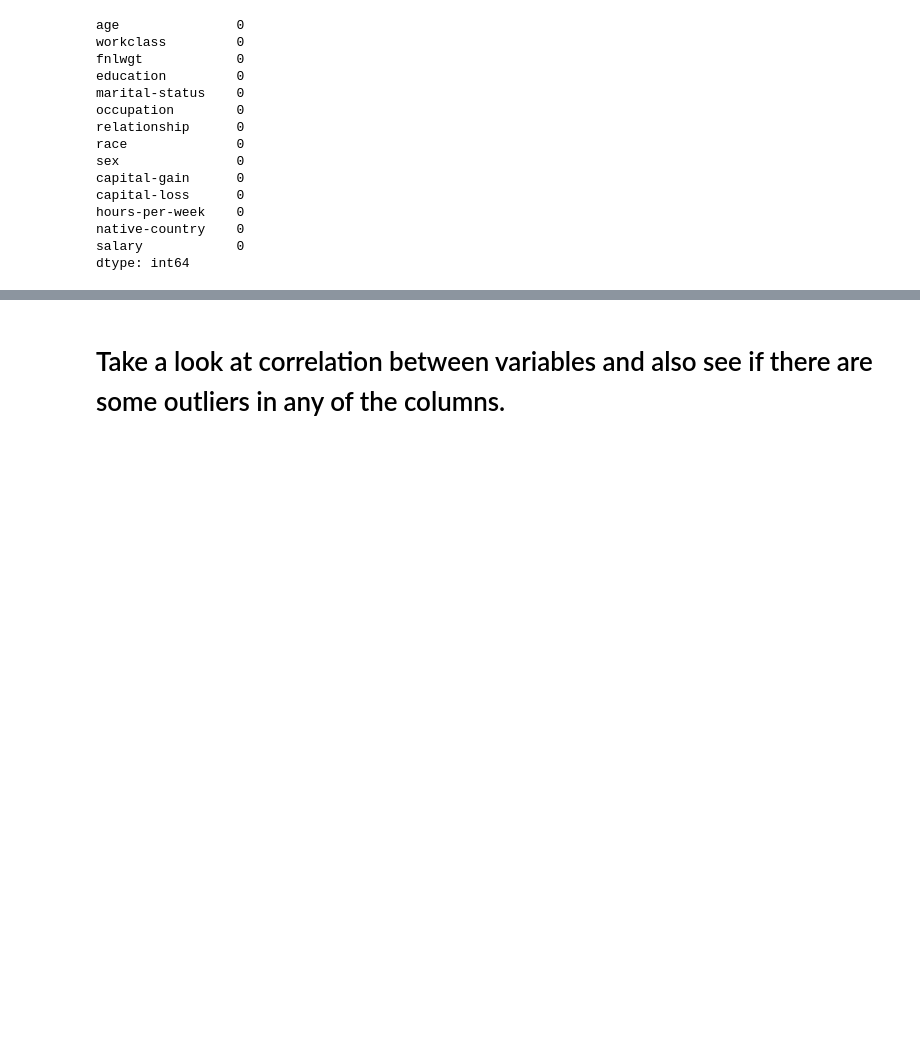
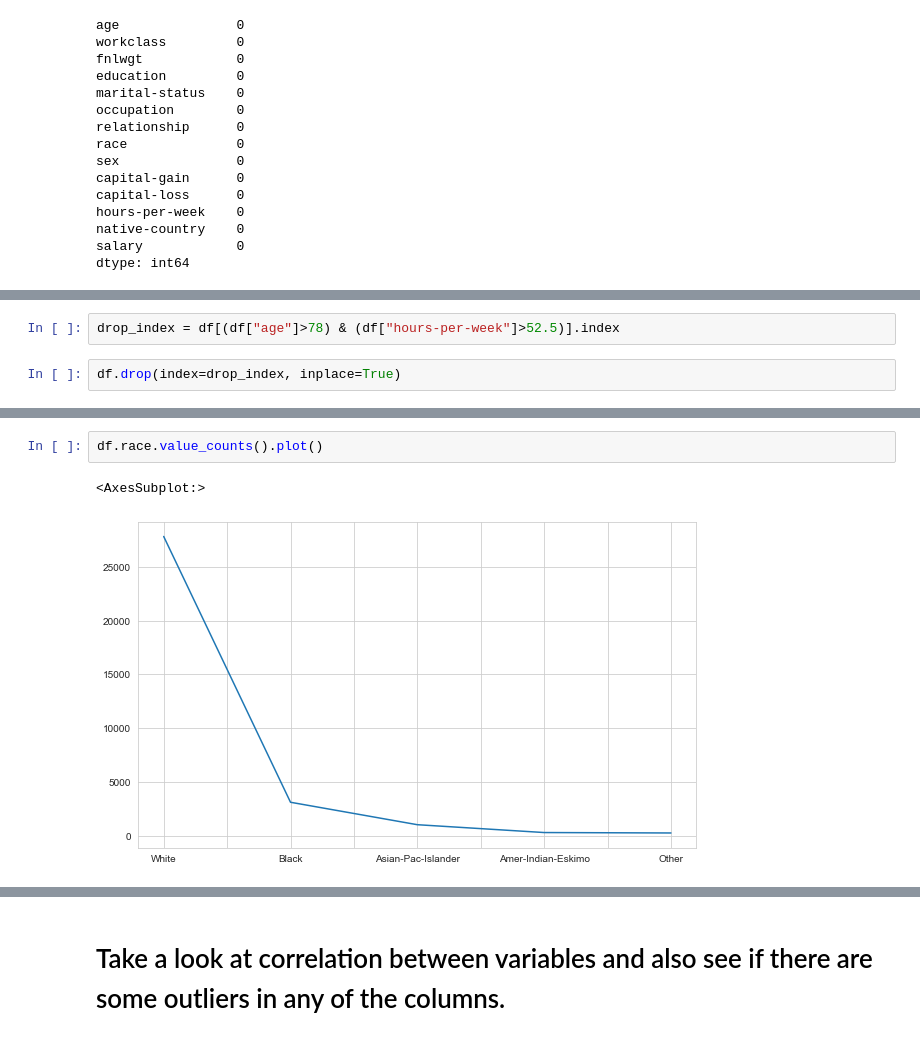
Before and after one commit to Yusuf5001/DA-with-Python, a Jupyter notebook: DAwPy-S11-12 (EDA Project- (Analyze US Citizens))-Solution.ipynb, the cells around one changed output, grey strips where cells are left out. Saved outputs shown, nothing was run; the diff lists cells and outputs as text; blank space fills up the shorter version.

```diff
--- a/DAwPy-S11-12 (EDA Project- (Analyze US Citizens))-Solution.ipynb
+++ b/DAwPy-S11-12 (EDA Project- (Analyze US Citizens))-Solution.ipynb
@@ -406,0 +655,4 @@ dtype: int64
+# %%
+drop_index = df[(df["age"]>78) & (df["hours-per-week"]>52.5)].index
+# %%
+df.drop(index=drop_index, inplace=True)
@@ -406,0 +674,5 @@ dtype: int64
+# %%
+df.race.value_counts().plot()
+# %% [output]
+<AxesSubplot:>
+[figure, added]
```
Also changed, not shown: parts of 35 cells of this notebook.
